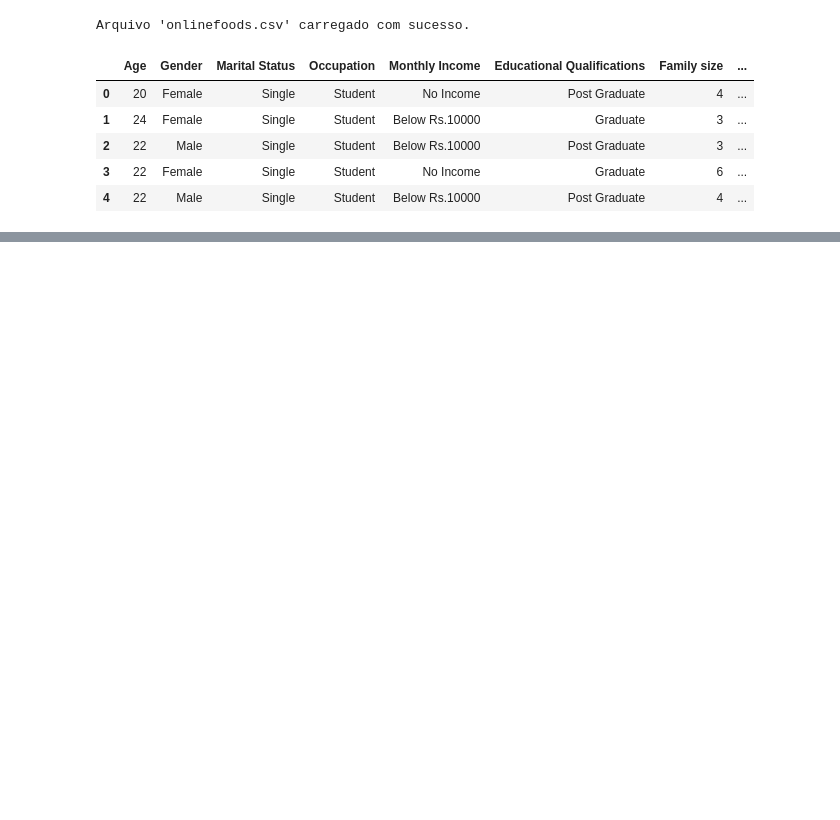
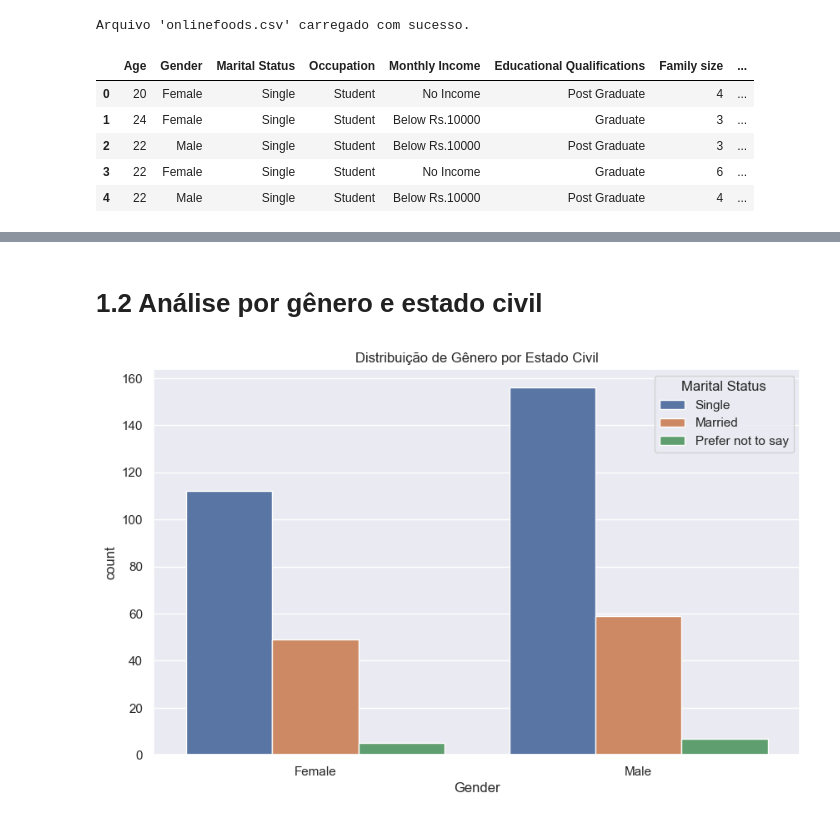
Before and after one commit to PauloGBPonte/online-foods, a Jupyter notebook: backend/notebooks/eda.ipynb, the cells around one changed output, grey strips where cells are left out. Cells and saved outputs as stored; diff of their text form; code cells hidden in the pictures; blank space fills up the shorter version.

```diff
--- a/backend/notebooks/eda.ipynb
+++ b/backend/notebooks/eda.ipynb
@@ -23,0 +50,9 @@ df.head()
+# %% [markdown]
+# 1.2 Análise por gênero e estado civil
+# %%
+plt.figure(figsize=(10, 6))
+sns.countplot(data=df, x='Gender', hue='Marital Status')
+plt.title('Distribuição de Gênero por Estado Civil')
+plt.show()
+# %% [output]
+[figure, added]
```
Also changed, not shown: parts of 9 cells of this notebook, 1 other file.
